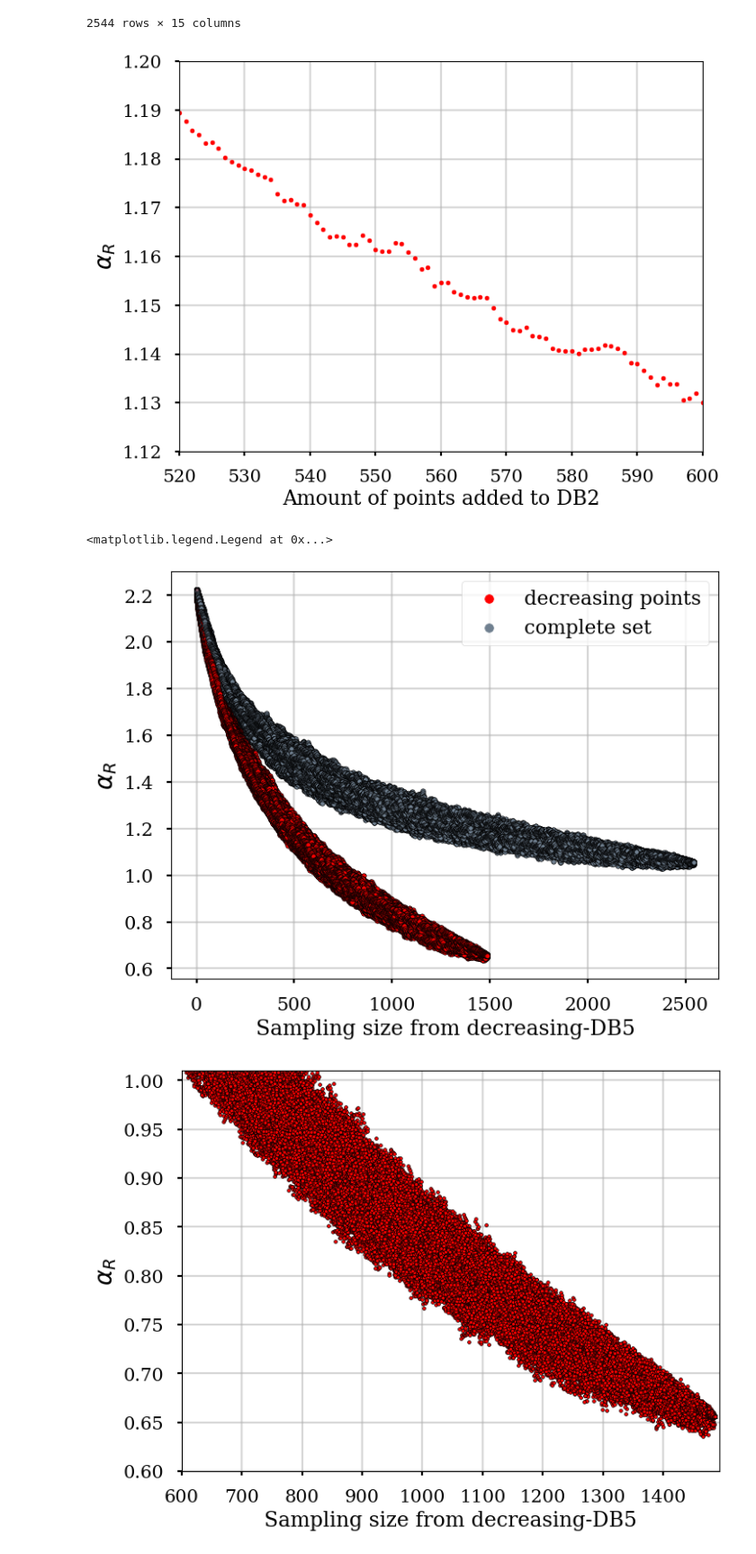
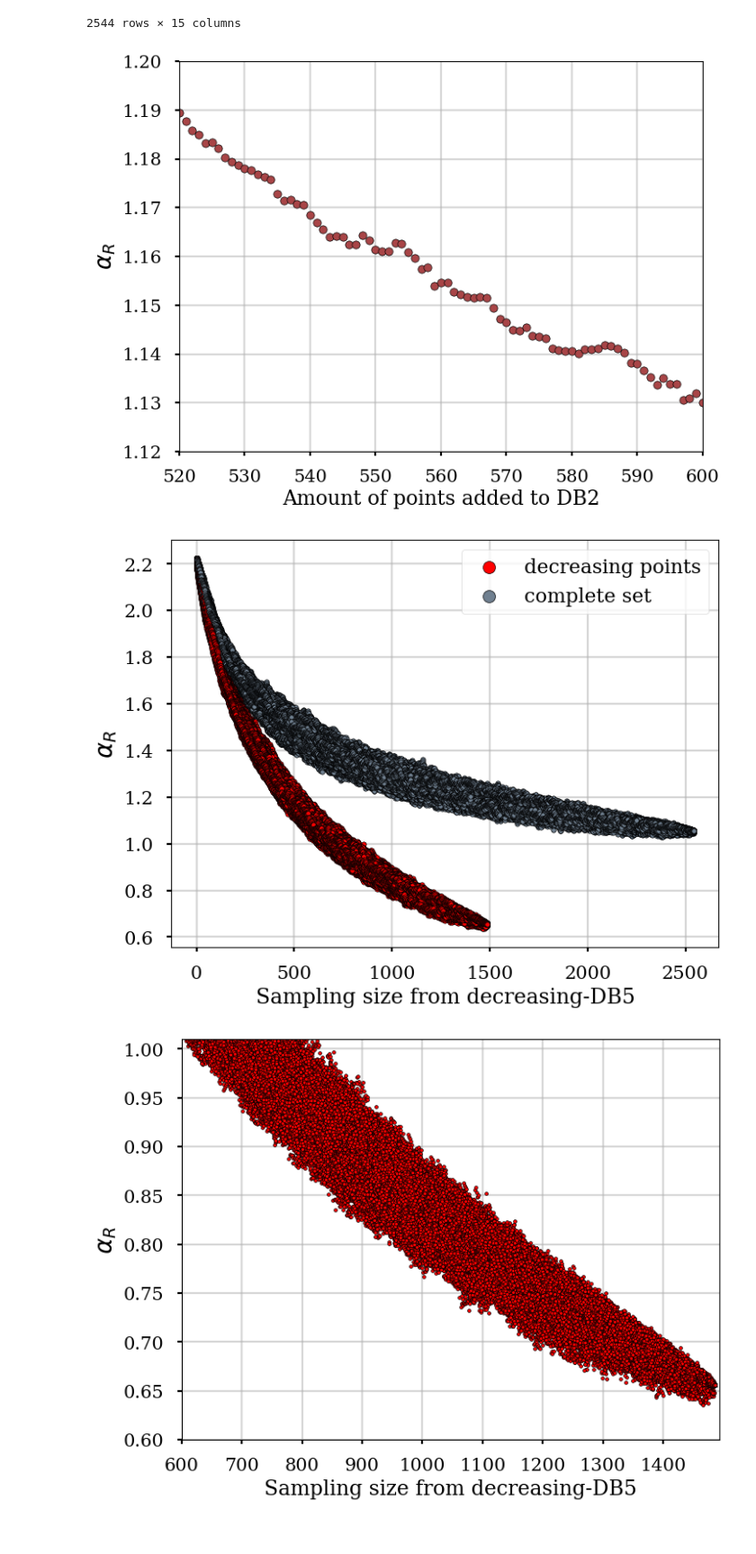
Before and after one commit to Chinnasf/FUSION-EP-Master-Thesis, a Jupyter notebook: Optimization/Random_sampling_LATEX_PLOTS.ipynb, the cells around one changed output. Shown at 90% size. Saved outputs shown, nothing was run; the diff lists cells and outputs as text; code cells hidden in the pictures.

```diff
--- a/Optimization/Random_sampling_LATEX_PLOTS.ipynb
+++ b/Optimization/Random_sampling_LATEX_PLOTS.ipynb
@@ -131,24 +131,25 @@ DB5_decreas_pts["αR_per_pts_in_DB2"] = reg_coeff_per_pts
 # %%
 #%matplotlib notebook
 
 plt.figure(figsize=(8,6))
-plt.scatter(DB5_decreas_pts.index + 1, DB5_decreas_pts["αR_per_pts_in_DB2"], s=12, c = "red")
+plt.scatter(DB5_decreas_pts.index + 1, DB5_decreas_pts["αR_per_pts_in_DB2"],
+            s=45, c = "#A84547", edgecolors='black')
 plt.xlabel("Amount of points added to DB2", fontsize=17)
 plt.ylabel("$\\alpha_R$", fontsize=20)
 plt.xticks(fontsize=15)
 plt.yticks(fontsize=15)
 #plt.title("Change of $\\alpha_R$ When Adding One Shot At a Time")
 plt.rc('axes', axisbelow=True)
 plt.grid(alpha=0.5)
 
 
 ax = plt.gca()
 ax.set_ylim([1.12, 1.2])
 ax.set_xlim([520, 600]);
 
 #plt.savefig(fig_path+"accumulated_pts_zoom.pdf", format="pdf", dpi=800, bbox_inches='tight');
 # %% [output]
-[figure, old version]
+[figure, new version]
 # %%
 big_dataset = pd.read_csv(path+"decreased_dataset_random_sampling_500.csv")
 
@@ -167,8 +168,8 @@ for s in small_dataset.index:
                 s=15, c="slategrey", edgecolors='black')
 
 
-plt.scatter([0],[regression_DB2.params[5]], s=1, c="red", label = "decreasing points")
-plt.scatter([0],[regression_DB2.params[5]], s=1, c="slategrey", label = "complete set")
+plt.scatter([0],[regression_DB2.params[5]], s=1, c="red", label = "decreasing points", edgecolors='black')
+plt.scatter([0],[regression_DB2.params[5]], s=1, c="slategrey", label = "complete set", edgecolors='black')
 
 
 #plt.title("Decreasing Points")
@@ -180,12 +181,11 @@ plt.yticks(fontsize=15)
 plt.rc('axes', axisbelow=True)
 plt.grid(alpha=0.5)
 
-plt.legend(fontsize=16, markerscale=7)
+plt.legend(fontsize=16, markerscale=10)
 
-#plt.savefig(fig_path+"comparison_decreasing_set_vs_pts.jpg", format="jpg", dpi=900, bbox_inches='tight');
+plt.savefig(fig_path+"comparison_decreasing_set_vs_pts.jpg", format="jpg", dpi=900, bbox_inches='tight');
 # %% [output]
-<matplotlib.legend.Legend at 0x...>
-[figure, old version]
+[figure, new version]
 # %%
 plt.figure(figsize=(8,6))
 
```
Also changed, not shown: parts of 1 cell of this notebook, 1 other file.
